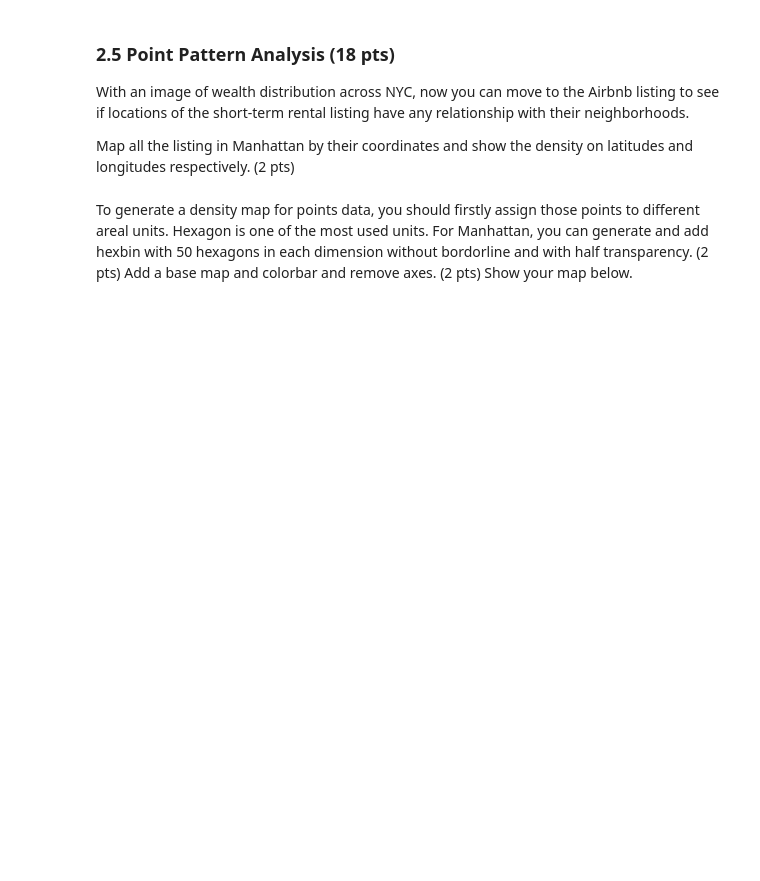
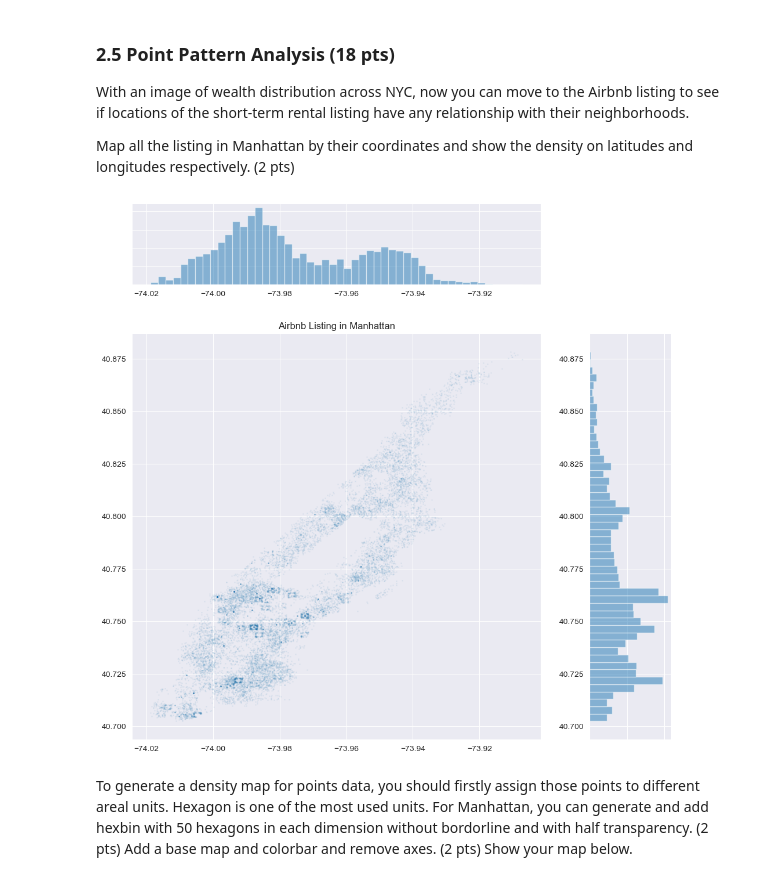
Before and after one commit to RainCyz/4680_5680_intro_uds, a Jupyter notebook: Homework/hw_solution/HW2_Yucheng.ipynb, the cells around one changed output. Drawn from its saved outputs; the diff is of its cells as text; code cells hidden in the pictures; blank space fills up the shorter version.

```diff
--- a/Homework/hw_solution/HW2_Yucheng.ipynb
+++ b/Homework/hw_solution/HW2_Yucheng.ipynb
@@ -323,2 +353,23 @@ Map all the listing in Manhattan by their coordinates and show the density on la
+# %%
+# create a scatter plot with histograms
+fig = plt.figure(figsize=(12, 12))
+gs = fig.add_gridspec(2, 2, width_ratios=(1, 0.2), height_ratios=(0.2, 1))
+# create the axes
+axs = fig.add_subplot(gs[1, 0])
+ax_histx = fig.add_subplot(gs[1, 1])
+ax_histy = fig.add_subplot(gs[0, 0])
+# remove the inner axes numbers of the histograms
+nullfmt = plt.NullFormatter()
+ax_histx.xaxis.set_major_formatter(nullfmt)
+ax_histy.yaxis.set_major_formatter(nullfmt)
+# scatter plot
+axs.scatter(listing['longitude'], listing['latitude'], s=1, alpha=0.05)
+axs.set_title('Airbnb Listing in Manhattan')
+# show the density on latitudes and longitudes
+ax_histx.hist(listing['latitude'], bins=50, orientation='horizontal', alpha=0.5)
+ax_histy.hist(listing['longitude'], bins=50, orientation='vertical', alpha=0.5)
+plt.show()
+# %% [output]
+[figure, added]
 # %% [markdown]
 To generate a density map for points data, you should firstly assign those points to different areal units. Hexagon is one of the most used units. For Manhattan, you can generate and add hexbin with 50 hexagons in each dimension without bordorline and with half transparency. (2 pts) Add a base map and colorbar and remove axes. (2 pts) Show your map below.
```
Also changed, not shown: parts of 16 cells of this notebook, 3 other files.
